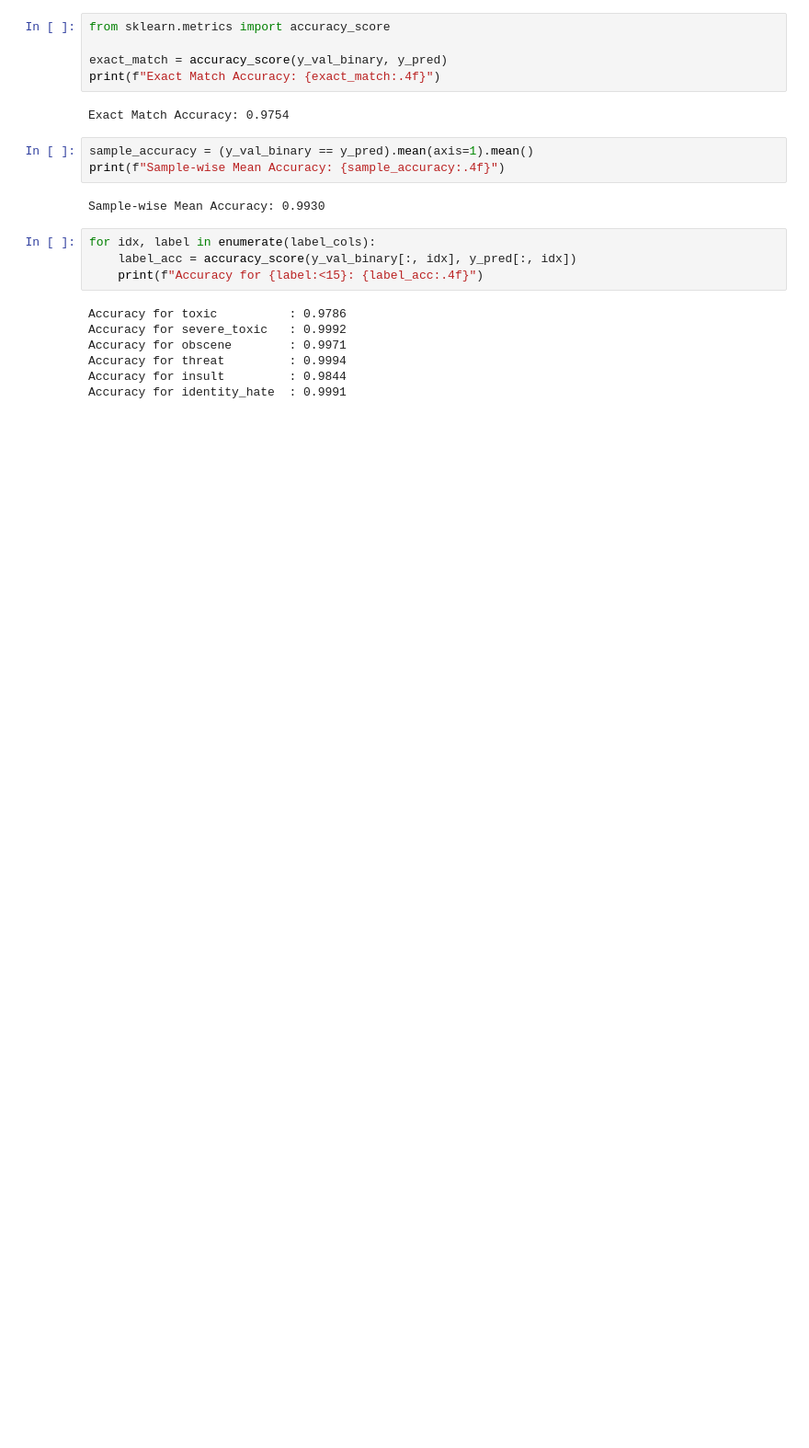
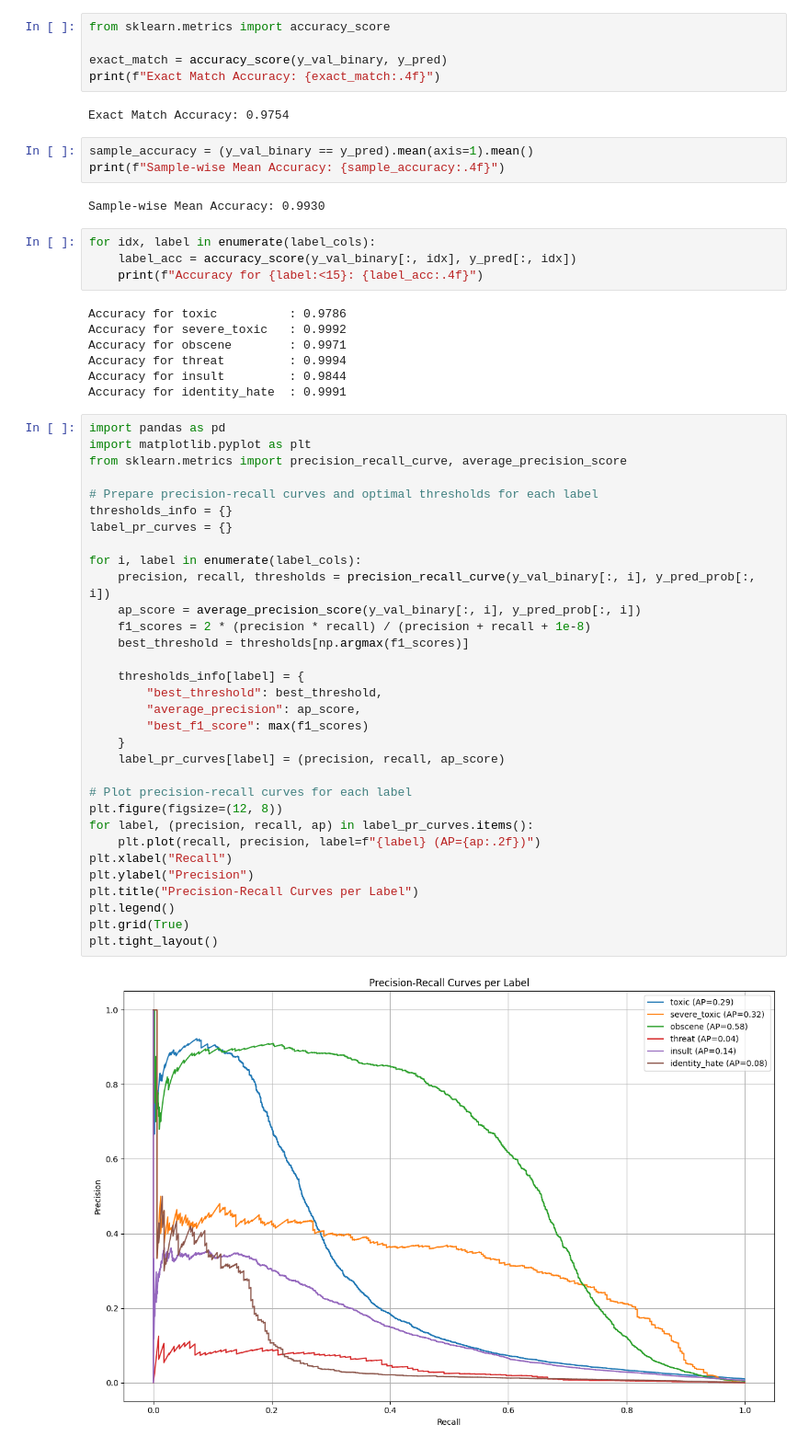
Before and after one commit to Crownedprinz/dual-stage-toxic-comment-detection-system, a Jupyter notebook: notebooks/jigsaw_toxic_comment_classification_advanced.ipynb, the cells around one changed output. Shown at 92% size. Saved outputs shown, nothing was run; the diff lists cells and outputs as text; blank space fills up the shorter version.

Commit message:
Developed more a more optimized model for multi-label classification

```diff
--- a/notebooks/jigsaw_toxic_comment_classification_advanced.ipynb
+++ b/notebooks/jigsaw_toxic_comment_classification_advanced.ipynb
@@ -623,3 +623,37 @@ Accuracy for obscene        : 0.9971
 Accuracy for threat         : 0.9994
 Accuracy for insult         : 0.9844
 Accuracy for identity_hate  : 0.9991
+# %%
+import pandas as pd
+import matplotlib.pyplot as plt
+from sklearn.metrics import precision_recall_curve, average_precision_score
+
+# Prepare precision-recall curves and optimal thresholds for each label
+thresholds_info = {}
+label_pr_curves = {}
+
+for i, label in enumerate(label_cols):
+    precision, recall, thresholds = precision_recall_curve(y_val_binary[:, i], y_pred_prob[:, i])
+    ap_score = average_precision_score(y_val_binary[:, i], y_pred_prob[:, i])
+    f1_scores = 2 * (precision * recall) / (precision + recall + 1e-8)
+    best_threshold = thresholds[np.argmax(f1_scores)]
+
+    thresholds_info[label] = {
+        "best_threshold": best_threshold,
+        "average_precision": ap_score,
+        "best_f1_score": max(f1_scores)
+    }
+    label_pr_curves[label] = (precision, recall, ap_score)
+
+# Plot precision-recall curves for each label
+plt.figure(figsize=(12, 8))
+for label, (precision, recall, ap) in label_pr_curves.items():
+    plt.plot(recall, precision, label=f"{label} (AP={ap:.2f})")
+plt.xlabel("Recall")
+plt.ylabel("Precision")
+plt.title("Precision-Recall Curves per Label")
+plt.legend()
+plt.grid(True)
+plt.tight_layout()
+# %% [output]
+[figure, added]
```
Also changed, not shown: parts of 4 cells of this notebook.
